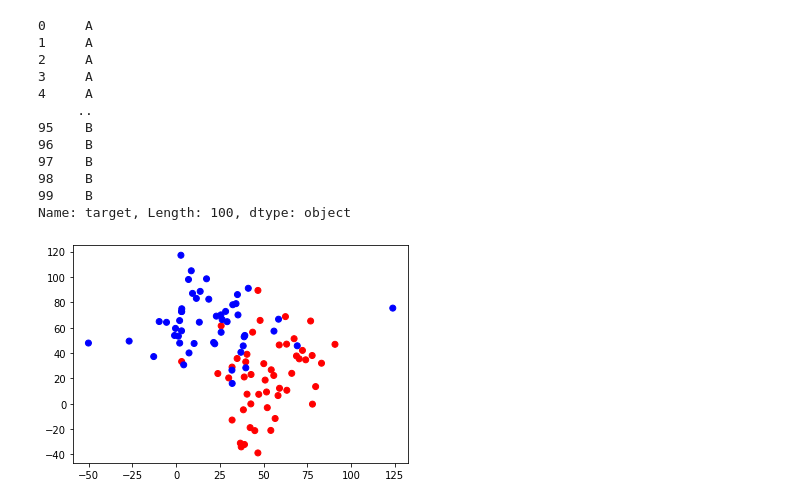
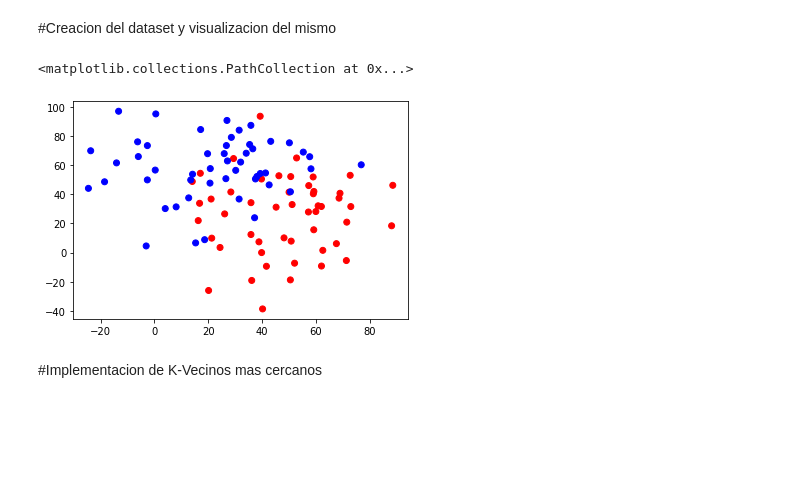
Before and after one commit to ValentinBarco/Aprendisaje-de-maquina, a Jupyter notebook: Ejercicio_3_AdM.ipynb, the cells around one changed output. Cells and saved outputs as stored; diff of their text form; code cells hidden in the pictures; blank space fills up the shorter version.

```diff
--- a/Ejercicio_3_AdM.ipynb
+++ b/Ejercicio_3_AdM.ipynb
@@ -4,46 +4,38 @@
 import pandas as pd
 import matplotlib.pyplot as plt
 import numpy as np
+# %% [markdown]
+#Creacion del dataset y visualizacion del mismo
 # %%
 mediaX1 = 50
 mediaY1 = 20
 muestras = 50
 desvioX1 = 20
 desvioY1 = 25
 mediaX2 = 20
 mediaY2 = 60
 muestras = 50
 desvioX2 = 25
 desvioY2 = 20
 
 X1 = pd.Series(np.random.normal(loc= mediaX1, scale=desvioX1, size=muestras));
 Y1 = pd.Series(np.random.normal(loc= mediaY1, scale=desvioY1, size=muestras));
 
 Data1 = pd.DataFrame({'color':'r','target':'A','x':X1,'y':Y1});
 
 X2 = pd.Series(np.random.normal(loc= mediaX2, scale=desvioX2, size=muestras));
 Y2 = pd.Series(np.random.normal(loc= mediaY2, scale=desvioY2, size=muestras));
 
 Data2 = pd.DataFrame({'color':'b','target':'B','x':X2,'y':Y2});
 
 Dataset = pd.concat([Data1,Data2,],ignore_index= True,axis=0)
 
 plt.scatter(Dataset['x'],Dataset['y'], c= Dataset['color'])
-Dataset['target']
 # %% [output]
-0     A
-1     A
-2     A
-3     A
-4     A
-     ..
-95    B
-96    B
-97    B
-98    B
-99    B
-Name: target, Length: 100, dtype: object
+<matplotlib.collections.PathCollection at 0x...>
-[figure, old version]
+[figure, new version]
+# %% [markdown]
+#Implementacion de K-Vecinos mas cercanos
 # %%
 from sklearn import neighbors
 from sklearn.metrics import classification_report
```
Also changed, not shown: parts of 7 cells of this notebook.
